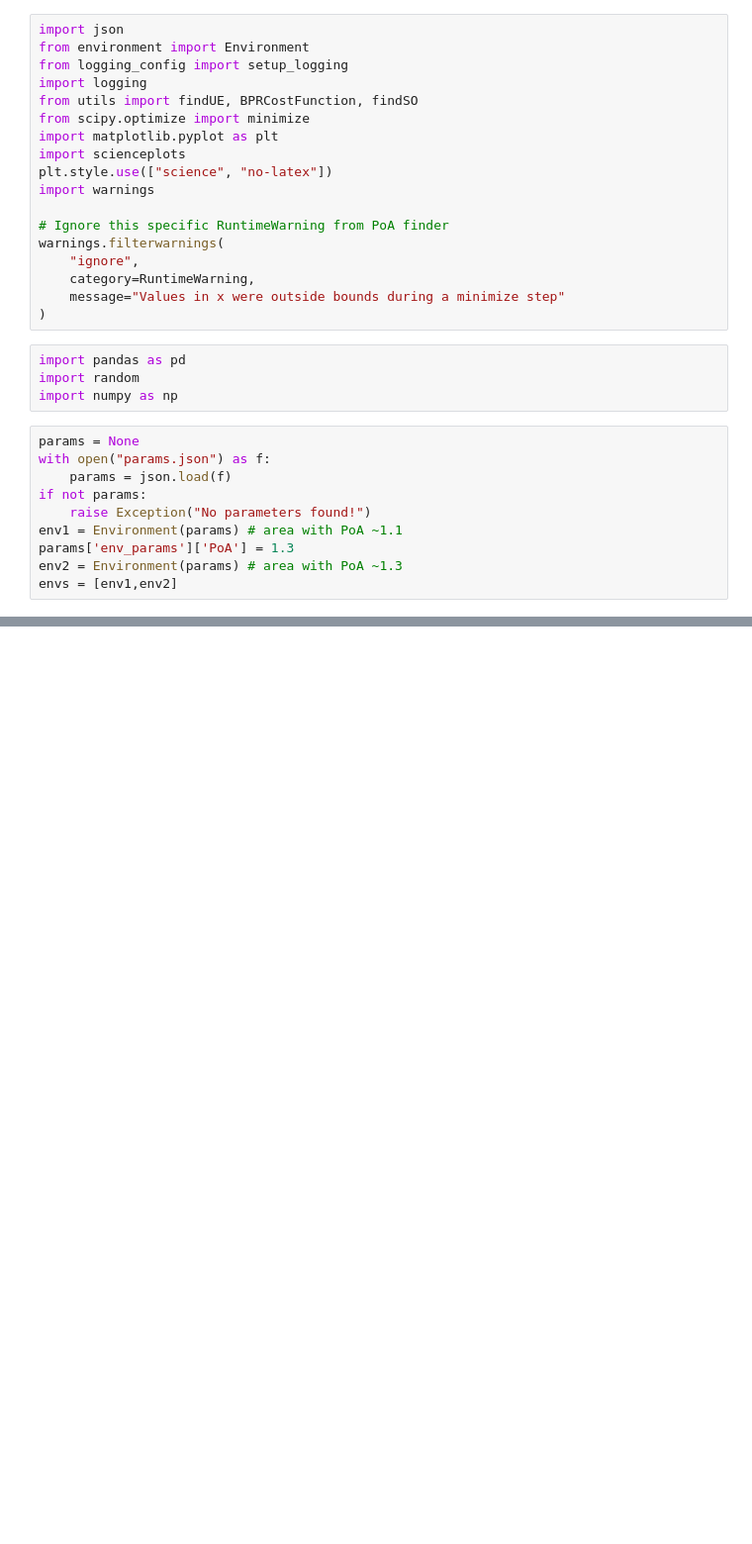
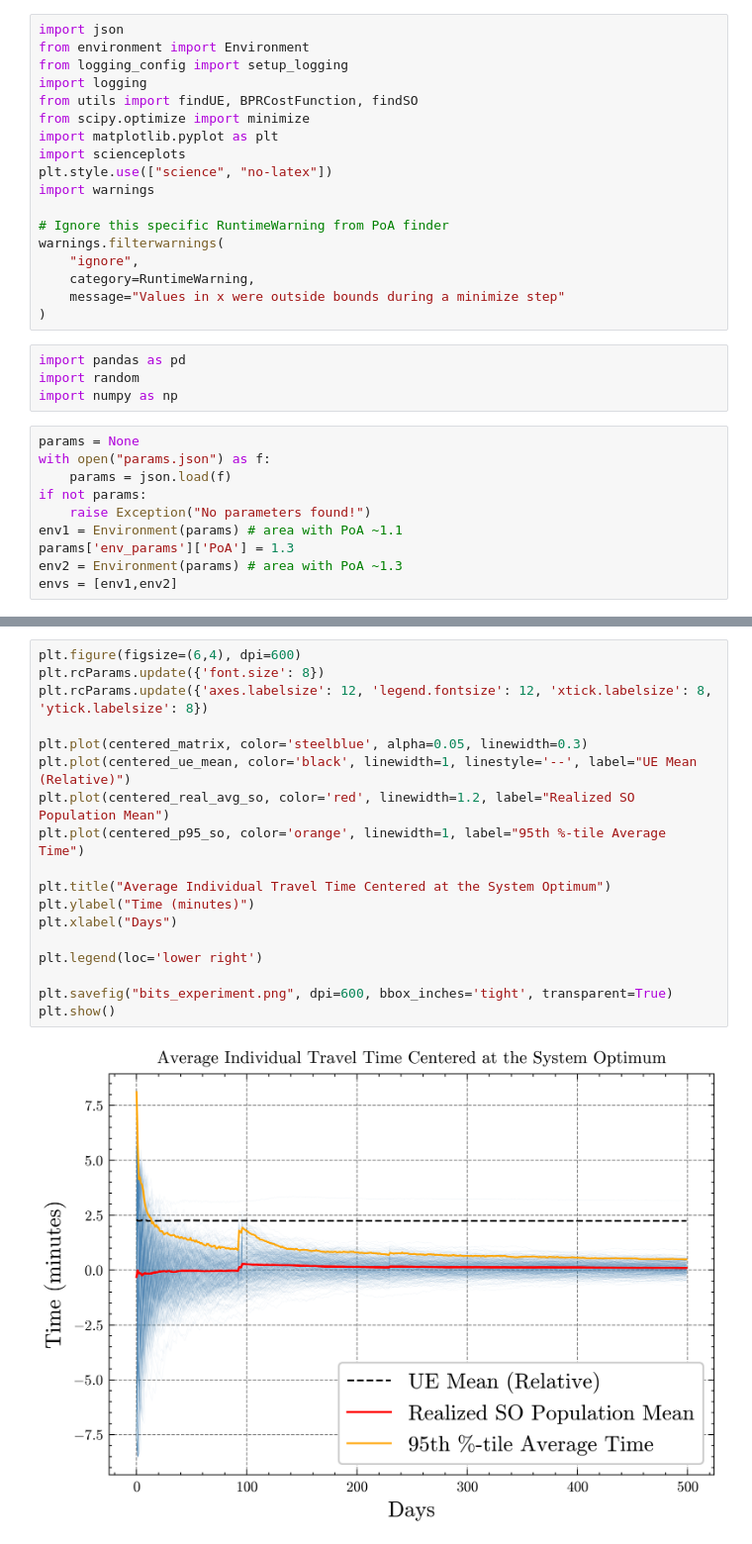
Before and after one commit to COeXISTENCE-PROJECT/Wardropian_cycles, a Jupyter notebook: Synthetic Simulator/main.ipynb, the cells around one changed output, grey strips where cells are left out. Shown at 99% size. Cells and saved outputs as stored; diff of their text form; blank space fills up the shorter version.

Commit message:
Changing the plotting logic and cleanup

```diff
--- a/Synthetic Simulator/main.ipynb
+++ b/Synthetic Simulator/main.ipynb
@@ -202,0 +160,20 @@ ACCIDENT: Env 1, Route 0, Day 495
+# %%
+plt.figure(figsize=(6,4), dpi=600)
+plt.rcParams.update({'font.size': 8})
+plt.rcParams.update({'axes.labelsize': 12, 'legend.fontsize': 12, 'xtick.labelsize': 8, 'ytick.labelsize': 8})
+
+plt.plot(centered_matrix, color='steelblue', alpha=0.05, linewidth=0.3)
+plt.plot(centered_ue_mean, color='black', linewidth=1, linestyle='--', label="UE Mean (Relative)")
+plt.plot(centered_real_avg_so, color='red', linewidth=1.2, label="Realized SO Population Mean")
+plt.plot(centered_p95_so, color='orange', linewidth=1, label="95th %-tile Average Time")
+
+plt.title("Average Individual Travel Time Centered at the System Optimum")
+plt.ylabel("Time (minutes)")
+plt.xlabel("Days")
+
+plt.legend(loc='lower right')
+
+plt.savefig("bits_experiment.png", dpi=600, bbox_inches='tight', transparent=True)
+plt.show()
+# %% [output]
+[figure, added]
```
Also changed, not shown: parts of 1 cell of this notebook, 4 other files.
